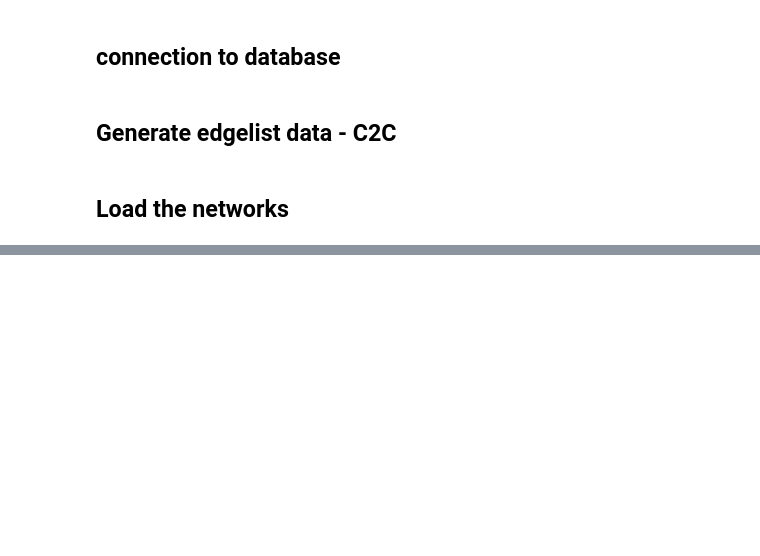
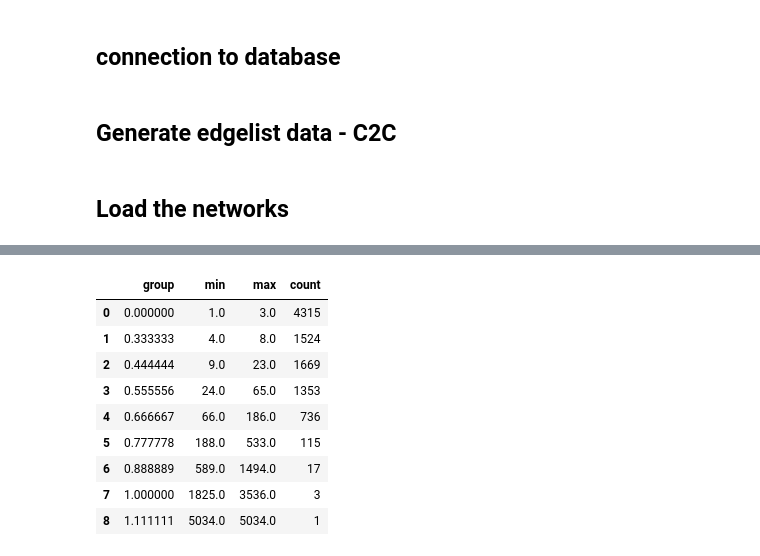
Before and after one commit to humbertocarmona/pyopensus, a Jupyter notebook: notebooks/networkanalysis/fig1_plots.ipynb, the cells around one changed output, grey strips where cells are left out. Cells and saved outputs as stored; diff of their text form; code cells hidden in the pictures; blank space fills up the shorter version.

```diff
--- a/notebooks/networkanalysis/fig1_plots.ipynb
+++ b/notebooks/networkanalysis/fig1_plots.ipynb
@@ -174,0 +253,16 @@ for v in networks[0].nodes():
+# %%
+ming = edge_weight.groupby("normed")['abs'].min().reset_index().rename({"normed":"group", "abs": "min"}, axis=1)
+maxg = edge_weight.groupby("normed")['abs'].max().reset_index().rename({"normed":"group", "abs": "max"}, axis=1)
+count = edge_weight.groupby("normed")['abs'].count().reset_index().rename({"normed":"group", "abs": "count"}, axis=1)
+ming.merge(maxg).merge(count)
+# %% [output]
+|  | group | min | max | count |
+| 0 | 0.000000 | 1.0 | 3.0 | 4315 |
+| 1 | 0.333333 | 4.0 | 8.0 | 1524 |
+| 2 | 0.444444 | 9.0 | 23.0 | 1669 |
+| 3 | 0.555556 | 24.0 | 65.0 | 1353 |
+| 4 | 0.666667 | 66.0 | 186.0 | 736 |
+| 5 | 0.777778 | 188.0 | 533.0 | 115 |
+| 6 | 0.888889 | 589.0 | 1494.0 | 17 |
+| 7 | 1.000000 | 1825.0 | 3536.0 | 3 |
+| 8 | 1.111111 | 5034.0 | 5034.0 | 1 |
```
Also changed, not shown: parts of 13 cells of this notebook.
